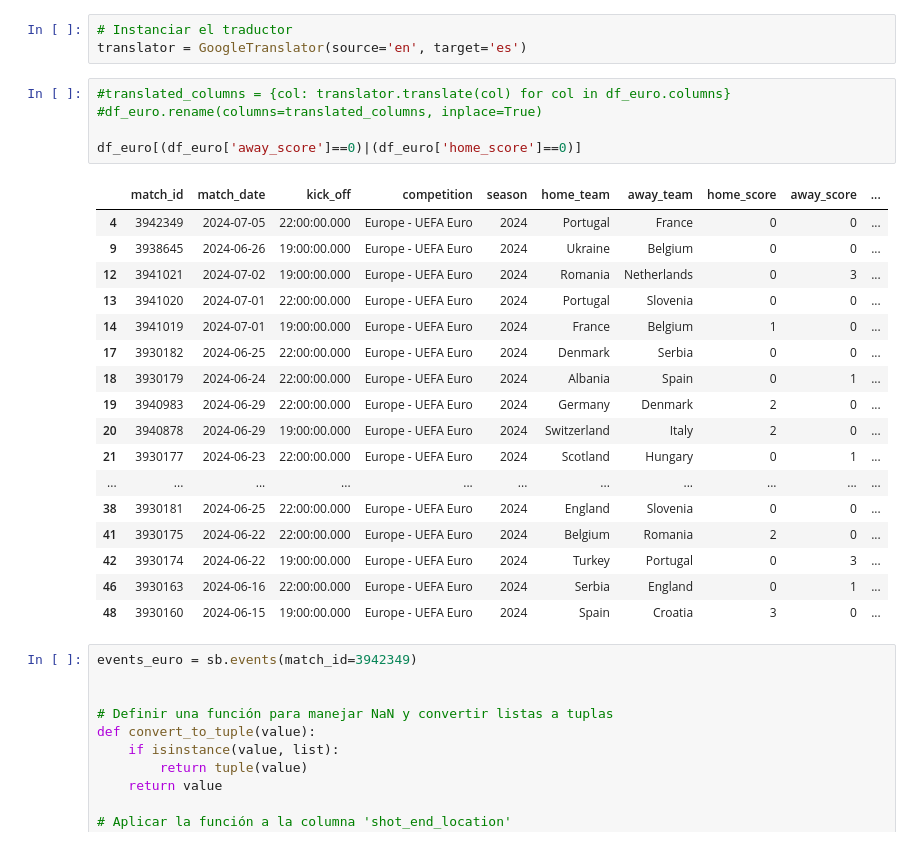
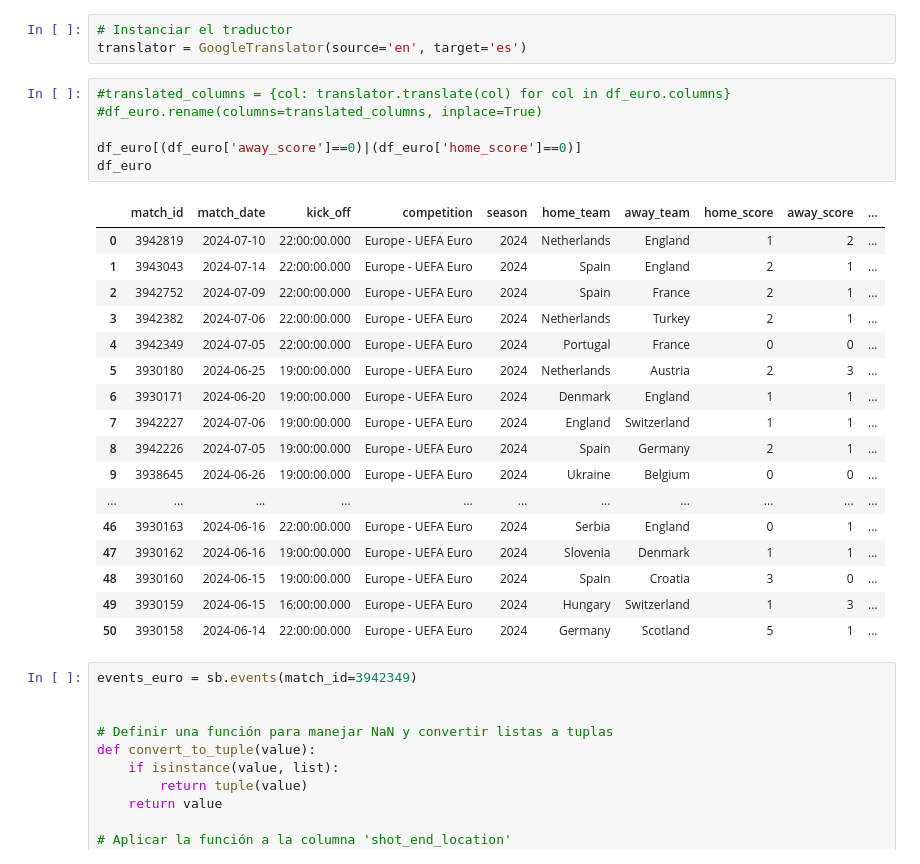
Before and after one commit to Khalil2506/-euro-2024-Data-Analysis, a Jupyter notebook: test.ipynb, the cells around one changed output. Saved outputs shown, nothing was run; the diff lists cells and outputs as text.

```diff
--- a/test.ipynb
+++ b/test.ipynb
@@ -15,26 +15,27 @@ translator = GoogleTranslator(source='en', target='es')
 # %%
 #translated_columns = {col: translator.translate(col) for col in df_euro.columns}
 #df_euro.rename(columns=translated_columns, inplace=True)
 
 df_euro[(df_euro['away_score']==0)|(df_euro['home_score']==0)]
+df_euro
 # %% [output]
 |  | match_id | match_date | kick_off | competition | season | home_team | away_team | home_score | away_score | ... |
+| 0 | 3942819 | 2024-07-10 | 22:00:00.000 | Europe - UEFA Euro | 2024 | Netherlands | England | 1 | 2 | ... |
+| 1 | 3943043 | 2024-07-14 | 22:00:00.000 | Europe - UEFA Euro | 2024 | Spain | England | 2 | 1 | ... |
+| 2 | 3942752 | 2024-07-09 | 22:00:00.000 | Europe - UEFA Euro | 2024 | Spain | France | 2 | 1 | ... |
+| 3 | 3942382 | 2024-07-06 | 22:00:00.000 | Europe - UEFA Euro | 2024 | Netherlands | Turkey | 2 | 1 | ... |
 | 4 | 3942349 | 2024-07-05 | 22:00:00.000 | Europe - UEFA Euro | 2024 | Portugal | France | 0 | 0 | ... |
+| 5 | 3930180 | 2024-06-25 | 19:00:00.000 | Europe - UEFA Euro | 2024 | Netherlands | Austria | 2 | 3 | ... |
+| 6 | 3930171 | 2024-06-20 | 19:00:00.000 | Europe - UEFA Euro | 2024 | Denmark | England | 1 | 1 | ... |
+| 7 | 3942227 | 2024-07-06 | 19:00:00.000 | Europe - UEFA Euro | 2024 | England | Switzerland | 1 | 1 | ... |
+| 8 | 3942226 | 2024-07-05 | 19:00:00.000 | Europe - UEFA Euro | 2024 | Spain | Germany | 2 | 1 | ... |
 | 9 | 3938645 | 2024-06-26 | 19:00:00.000 | Europe - UEFA Euro | 2024 | Ukraine | Belgium | 0 | 0 | ... |
-| 12 | 3941021 | 2024-07-02 | 19:00:00.000 | Europe - UEFA Euro | 2024 | Romania | Netherlands | 0 | 3 | ... |
-| 13 | 3941020 | 2024-07-01 | 22:00:00.000 | Europe - UEFA Euro | 2024 | Portugal | Slovenia | 0 | 0 | ... |
-| 14 | 3941019 | 2024-07-01 | 19:00:00.000 | Europe - UEFA Euro | 2024 | France | Belgium | 1 | 0 | ... |
-| 17 | 3930182 | 2024-06-25 | 22:00:00.000 | Europe - UEFA Euro | 2024 | Denmark | Serbia | 0 | 0 | ... |
-| 18 | 3930179 | 2024-06-24 | 22:00:00.000 | Europe - UEFA Euro | 2024 | Albania | Spain | 0 | 1 | ... |
-| 19 | 3940983 | 2024-06-29 | 22:00:00.000 | Europe - UEFA Euro | 2024 | Germany | Denmark | 2 | 0 | ... |
-| 20 | 3940878 | 2024-06-29 | 19:00:00.000 | Europe - UEFA Euro | 2024 | Switzerland | Italy | 2 | 0 | ... |
-| 21 | 3930177 | 2024-06-23 | 22:00:00.000 | Europe - UEFA Euro | 2024 | Scotland | Hungary | 0 | 1 | ... |
 | ... | ... | ... | ... | ... | ... | ... | ... | ... | ... | ... |
-| 38 | 3930181 | 2024-06-25 | 22:00:00.000 | Europe - UEFA Euro | 2024 | England | Slovenia | 0 | 0 | ... |
-| 41 | 3930175 | 2024-06-22 | 22:00:00.000 | Europe - UEFA Euro | 2024 | Belgium | Romania | 2 | 0 | ... |
-| 42 | 3930174 | 2024-06-22 | 19:00:00.000 | Europe - UEFA Euro | 2024 | Turkey | Portugal | 0 | 3 | ... |
 | 46 | 3930163 | 2024-06-16 | 22:00:00.000 | Europe - UEFA Euro | 2024 | Serbia | England | 0 | 1 | ... |
+| 47 | 3930162 | 2024-06-16 | 19:00:00.000 | Europe - UEFA Euro | 2024 | Slovenia | Denmark | 1 | 1 | ... |
 | 48 | 3930160 | 2024-06-15 | 19:00:00.000 | Europe - UEFA Euro | 2024 | Spain | Croatia | 3 | 0 | ... |
+| 49 | 3930159 | 2024-06-15 | 16:00:00.000 | Europe - UEFA Euro | 2024 | Hungary | Switzerland | 1 | 3 | ... |
+| 50 | 3930158 | 2024-06-14 | 22:00:00.000 | Europe - UEFA Euro | 2024 | Germany | Scotland | 5 | 1 | ... |
 # %%
 events_euro = sb.events(match_id=3942349)
 
```
Also changed, not shown: parts of 4 cells of this notebook, 1 other file.
